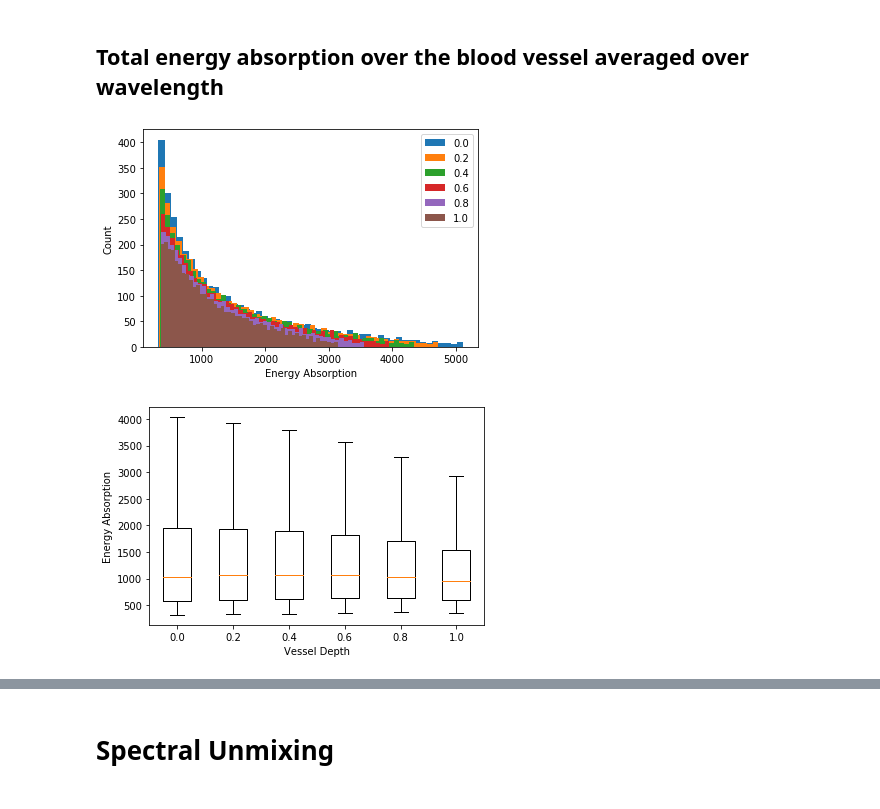
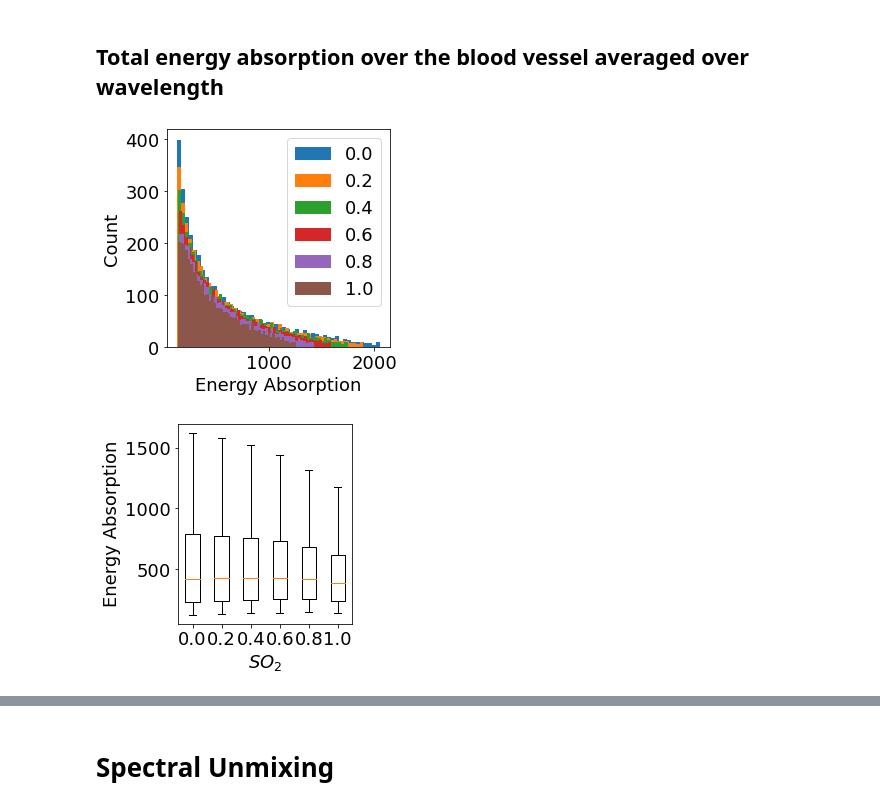
Before and after one commit to tomelse/SkinPhantomSimulations, a Jupyter notebook: Exp5/SO2 Analysis.ipynb, the cells around one changed output, grey strips where cells are left out. Saved outputs shown, nothing was run; the diff lists cells and outputs as text; code cells hidden in the pictures.

Commit message:
figures

```diff
--- a/Exp5/SO2 Analysis.ipynb
+++ b/Exp5/SO2 Analysis.ipynb
@@ -10,6 +10,9 @@ import matplotlib
 
 from pymcx import read_output_file, load_mcx_settings
 from spectra import blood_mu_a, melanosome_mu_a, water_mu_a
+
+matplotlib.rcParams['figure.figsize'] = (4,4)
+matplotlib.rcParams.update({'font.size': 18})
 # %% [markdown]
 Load the list of parameters run and the files containing the output and settings files. The constant variables are removed for the summary tables.
 # %%
@@ -67,7 +70,7 @@ for dep_variable in labels:
     for i, (result_file, settings_file) in enumerate(zip(selection["OutputFile"], selection["SettingsFile"])):
         settings = load_mcx_settings(settings_file)
         result = read_output_file(result_file, settings)
-        test[:, :, i] = np.sum(result[:, 75:125, :, 0], axis=1)
+        test[:, :, i] = np.sum(result[:, 90:110, :, 0], axis=1)
         # test[:, :, i] = result[:, 100, :, 0]
     ms_results.append(test)
 # %% [markdown]
@@ -75,17 +78,19 @@ for dep_variable in labels:
 # %%
 labels = parameters[variable].unique()
 for s, label in zip(ms_results, labels):
     plt.hist(np.mean(s[volume_numbered == 4], axis=1), bins=50, label=label)
 plt.xlabel("Energy Absorption")
 plt.ylabel("Count")
 plt.legend()
 plt.show()
 plt.boxplot([np.mean(s[volume_numbered == 4], axis=1) for s in ms_results], showfliers=False, labels=labels)
-plt.xlabel("Vessel Depth")
+plt.xlabel("$SO_2$")
 plt.ylabel("Energy Absorption")
+plt.tight_layout()
+plt.savefig("../FiguresOutput/so2_energy_box.png")
 plt.show()
 # %% [output]
-[figure, old version]
+[figure, new version]
-[figure, old version]
+[figure, new version]
 # %%
 # Calculate the mean absorption spectra over the entire blood vessel over the independent variable.
```
Also changed, not shown: parts of 7 cells of this notebook, 10 other files.
